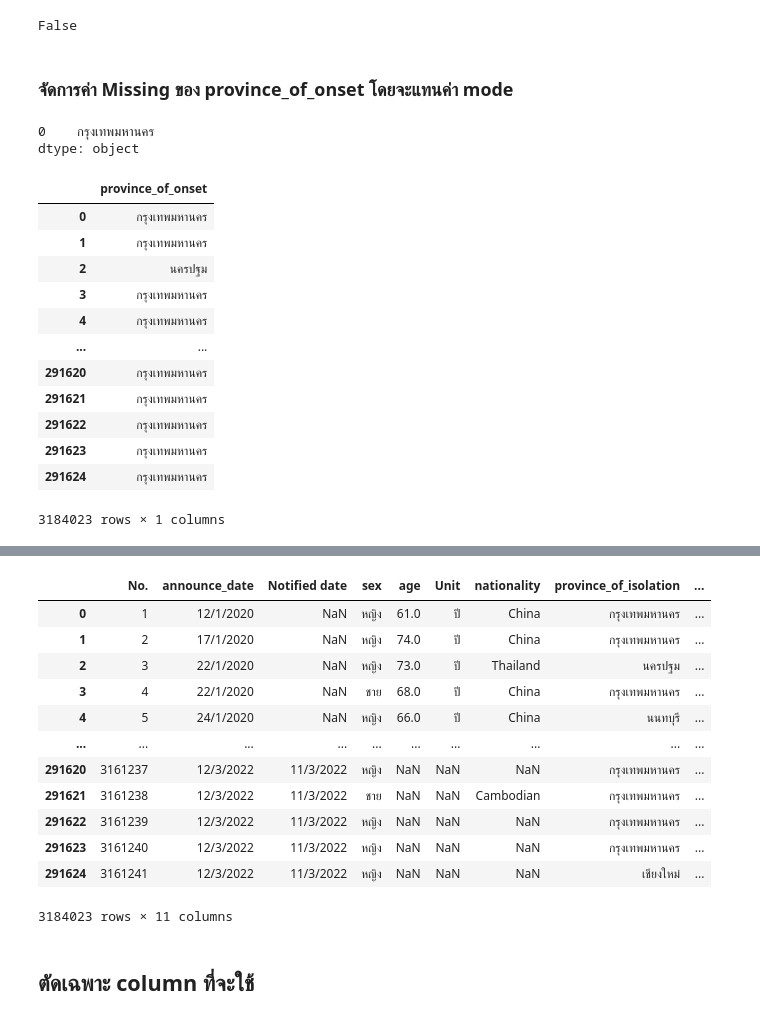
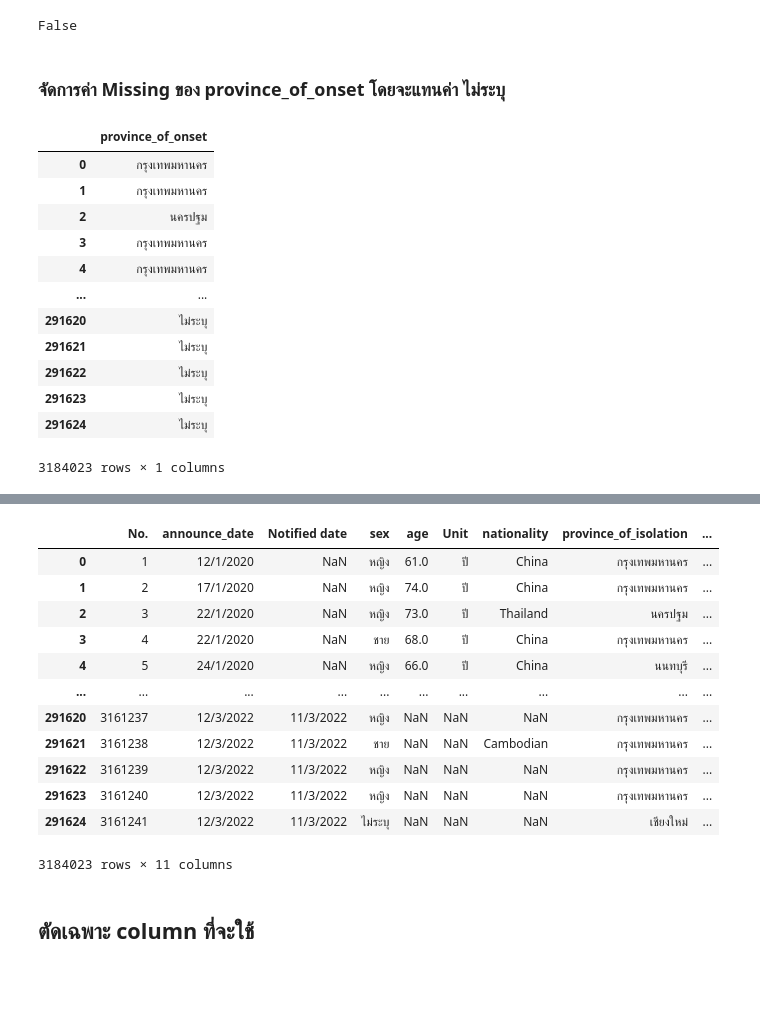
Before and after one commit to kittimaxz/data_viz_2022, a Jupyter notebook: Project.ipynb, the cells around one changed output, grey strips where cells are left out. Cells and saved outputs as stored; diff of their text form; code cells hidden in the pictures; blank space fills up the shorter version.

```diff
--- a/Project.ipynb
+++ b/Project.ipynb
@@ -314,5 +309,5 @@ dtype: object
 # %%
-data_covid[['sex']] = data_covid[['sex']].fillna(value={'sex':'หญิง'}) # แทนค่า mode ในค่า missing
+data_covid[['sex']] = data_covid[['sex']].fillna(value={'sex':'ไม่ระบุ'}) # แทนค่า mode ในค่า missing
 data_covid[['sex']]
 # %% [output]
 |  | sex |
@@ -468,28 +463,23 @@ data_covid['risk'].isnull().any()
 # %% [output]
 False
 # %% [markdown]
-### จัดการค่า Missing ของ province_of_onset โดยจะแทนค่า mode
+### จัดการค่า Missing ของ province_of_onset โดยจะแทนค่า ไม่ระบุ
-# %%
-data_covid['province_of_onset'].mode() # หาค่า mode ของ province_of_onset
-# %% [output]
-0    กรุงเทพมหานคร
-dtype: object
 # %%
-data_covid[['province_of_onset']] = data_covid[['province_of_onset']].fillna(value={'province_of_onset':'กรุงเทพมหานคร'}) # แทนค่า mode ในค่า missing
+data_covid[['province_of_onset']] = data_covid[['province_of_onset']].fillna(value={'province_of_onset':'ไม่ระบุ'}) # แทนค่า mode ในค่า missing
 data_covid[['province_of_onset']]
 # %% [output]
 |  | province_of_onset |
 | 0 | กรุงเทพมหานคร |
 | 1 | กรุงเทพมหานคร |
 | 2 | นครปฐม |
 | 3 | กรุงเทพมหานคร |
 | 4 | กรุงเทพมหานคร |
 | ... | ... |
-| 291620 | กรุงเทพมหานคร |
-| 291621 | กรุงเทพมหานคร |
-| 291622 | กรุงเทพมหานคร |
-| 291623 | กรุงเทพมหานคร |
-| 291624 | กรุงเทพมหานคร |
+| 291620 | ไม่ระบุ |
+| 291621 | ไม่ระบุ |
+| 291622 | ไม่ระบุ |
+| 291623 | ไม่ระบุ |
+| 291624 | ไม่ระบุ |
 3184023 rows × 1 columns
 # %%
 set(data_covid['province_of_onset']) # ดูว่าเก็บค่าอะไรไว้บ้าง
@@ -911,7 +901,7 @@ data_covid
 | 291621 | 3161238 | 12/3/2022 | 11/3/2022 | ชาย | NaN | NaN | Cambodian | กรุงเทพมหานคร | ... |
 | 291622 | 3161239 | 12/3/2022 | 11/3/2022 | หญิง | NaN | NaN | NaN | กรุงเทพมหานคร | ... |
 | 291623 | 3161240 | 12/3/2022 | 11/3/2022 | หญิง | NaN | NaN | NaN | กรุงเทพมหานคร | ... |
-| 291624 | 3161241 | 12/3/2022 | 11/3/2022 | หญิง | NaN | NaN | NaN | เชียงใหม่ | ... |
+| 291624 | 3161241 | 12/3/2022 | 11/3/2022 | ไม่ระบุ | NaN | NaN | NaN | เชียงใหม่ | ... |
 3184023 rows × 11 columns
 # %% [markdown]
 ## ตัดเฉพาะ column ที่จะใช้
```
Also changed, not shown: parts of 16 cells of this notebook.
